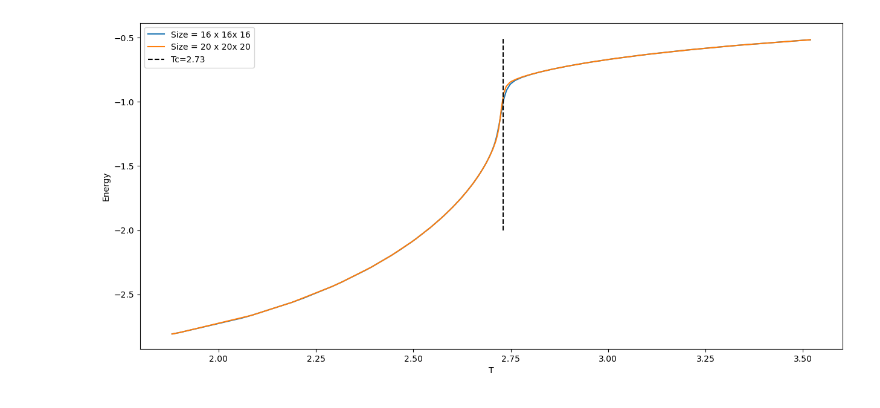
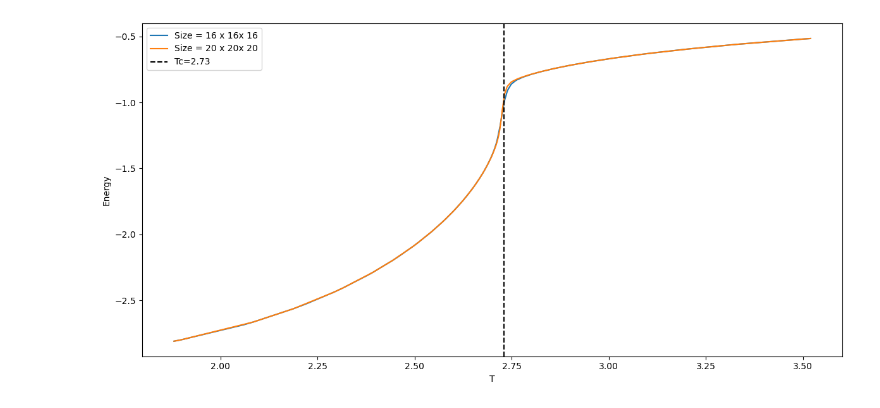
Before and after one commit to LEE-SungBin/spin_glass, a Jupyter notebook: analysis.ipynb, the cells around one changed output. Drawn from its saved outputs; the diff is of its cells as text; code cells hidden in the pictures.

```diff
--- a/analysis.ipynb
+++ b/analysis.ipynb
@@ -76,22 +56,14 @@ alpha, beta, gamma, delta, nu, eta = (
     dimension-2*yh+2,
 )
 
-print(alpha, beta, gamma, delta, nu, eta)
+print(f"{yt=}, {yh=}, {Tc=}")
+print(f"{alpha=}, {beta=}, {gamma=}, {delta=}, {nu=}, {eta=}")
 
-model_data = df[(df["state"] == state) & (df["dimension"] == dimension)] # data at same universality class (identical state and dimension)
-
-size_list, Jv_list = (
-    get_list(model_data, "size"),
-    get_list(model_data, "Jv"),
-)
-
-print(size_list, Jv_list)
-
-result = np.empty((np.size(size_list), np.size(Jv_list)), dtype=object) #! array of pd.DataFrame, index in 1-1 correspondance with size and Jv
-
-for i, size in enumerate(size_list):
-    for j, Jv in enumerate(Jv_list):
-        result[i, j] = get_result(df, state, dimension, size, Jv)
+#* Filter data at same universality class (identical state and dimension)
+filtered_df = filter_df(full_df, state=state, dimension=dimension)
+available_sizes = sorted(set(filtered_df["size"].values))
+available_Jvs = sorted(set(filtered_df["Jv"].values))
+print(available_sizes, available_Jvs)
 
 # print(result[size_list.index(64),Jv_list.index(0.0)].order_parameter)
 # %% [output]
@@ -231,21 +234,24 @@ plt.show()
 # %%
-fig, ax = plt.subplots(nrows=1, ncols=1, figsize=(15, 7))
+fig, ax = plt.subplots(ncols=1, figsize=(12, 6))
 
-# Tc = 1.492
+# Query
+state, dimension, Jv = 3, 3, 0.0
+filtered_df = filter_df(full_df, state=state, dimension=dimension, Jv=Jv)
+available_sizes = sorted(set(filtered_df["size"].values))
 
-Jv = 0.0
-
-for data in result[:, Jv_list.index(Jv)]:
+for size in available_sizes:
+    data = Data.from_df(filter_df(filtered_df, size=size))
     ax.plot(data.temperature, data.energy, label=get_label(data, "size"))
 
-ax.vlines(Tc, -2, -0.5, linestyle="--", color="k", label=f"Tc={Tc}")
-
-# ax.set_ylim([-2, None])
-ax.legend(loc="best")
+# Additional lines
+ax.axvline(Tc, linestyle="--", color="k", label=f"Tc={Tc}")
+# ax.set_ylim([0, None])
+ax.legend()
 ax.set_xlabel("T")
 ax.set_ylabel("Energy")
 
-plt.legend()
+fig.tight_layout()
+
 plt.show()
 # %% [output]
-[figure, old version]
+[figure, new version]
```
Also changed, not shown: parts of 25 cells of this notebook, 6 other files.
